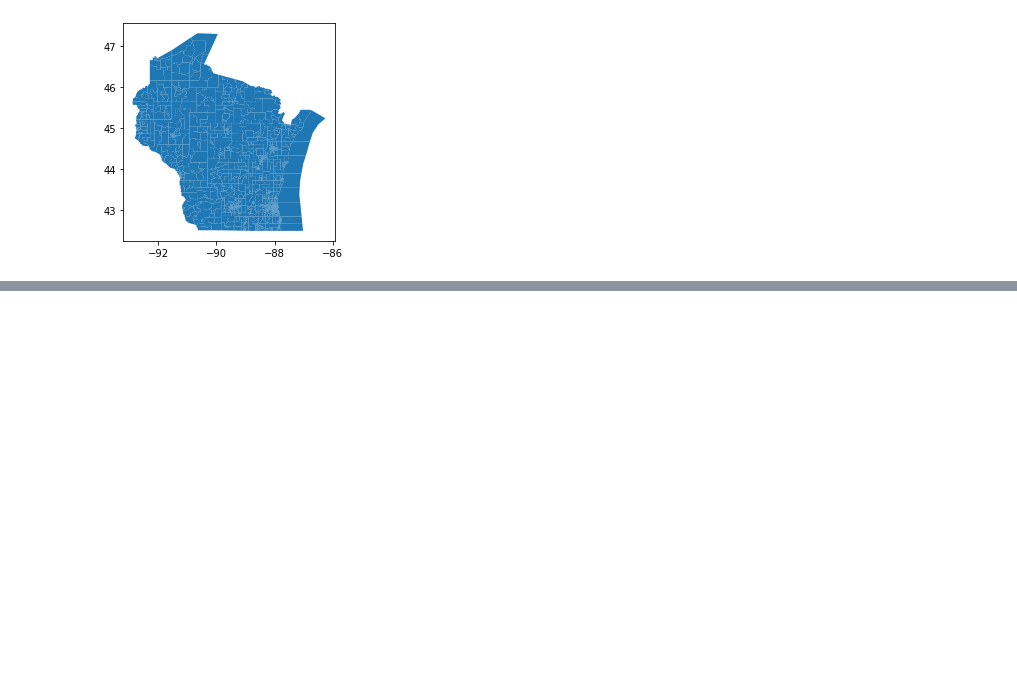
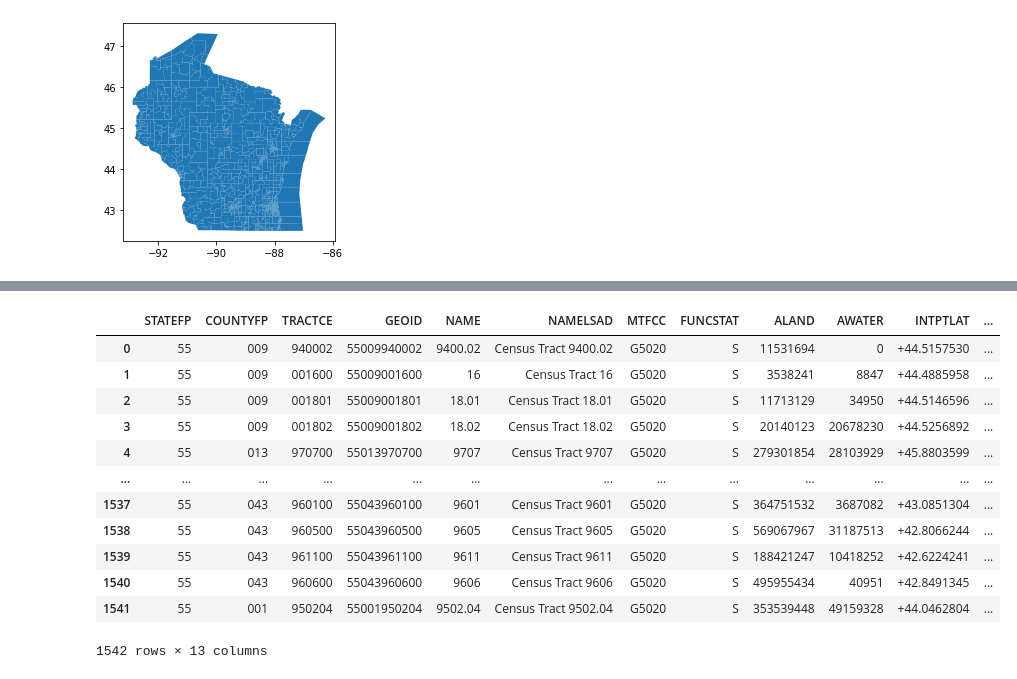
Before and after one commit to ychen884/STICC-GCC, a Jupyter notebook: process_data.ipynb, the cells around one changed output, grey strips where cells are left out. Cells and saved outputs as stored; diff of their text form; code cells hidden in the pictures; blank space fills up the shorter version.

```diff
--- a/process_data.ipynb
+++ b/process_data.ipynb
@@ -73,0 +89,16 @@ geo.plot()
+# %%
+geo
+# %% [output]
+|  | STATEFP | COUNTYFP | TRACTCE | GEOID | NAME | NAMELSAD | MTFCC | FUNCSTAT | ALAND | AWATER | INTPTLAT | ... |
+| 0 | 55 | 009 | 940002 | 55009940002 | 9400.02 | Census Tract 9400.02 | G5020 | S | 11531694 | 0 | +44.5157530 | ... |
+| 1 | 55 | 009 | 001600 | 55009001600 | 16 | Census Tract 16 | G5020 | S | 3538241 | 8847 | +44.4885958 | ... |
+| 2 | 55 | 009 | 001801 | 55009001801 | 18.01 | Census Tract 18.01 | G5020 | S | 11713129 | 34950 | +44.5146596 | ... |
+| 3 | 55 | 009 | 001802 | 55009001802 | 18.02 | Census Tract 18.02 | G5020 | S | 20140123 | 20678230 | +44.5256892 | ... |
+| 4 | 55 | 013 | 970700 | 55013970700 | 9707 | Census Tract 9707 | G5020 | S | 279301854 | 28103929 | +45.8803599 | ... |
+| ... | ... | ... | ... | ... | ... | ... | ... | ... | ... | ... | ... | ... |
+| 1537 | 55 | 043 | 960100 | 55043960100 | 9601 | Census Tract 9601 | G5020 | S | 364751532 | 3687082 | +43.0851304 | ... |
+| 1538 | 55 | 043 | 960500 | 55043960500 | 9605 | Census Tract 9605 | G5020 | S | 569067967 | 31187513 | +42.8066244 | ... |
+| 1539 | 55 | 043 | 961100 | 55043961100 | 9611 | Census Tract 9611 | G5020 | S | 188421247 | 10418252 | +42.6224241 | ... |
+| 1540 | 55 | 043 | 960600 | 55043960600 | 9606 | Census Tract 9606 | G5020 | S | 495955434 | 40951 | +42.8491345 | ... |
+| 1541 | 55 | 001 | 950204 | 55001950204 | 9502.04 | Census Tract 9502.04 | G5020 | S | 353539448 | 49159328 | +44.0462804 | ... |
+1542 rows × 13 columns
```
Also changed, not shown: parts of 3 cells of this notebook, 1 other file.
